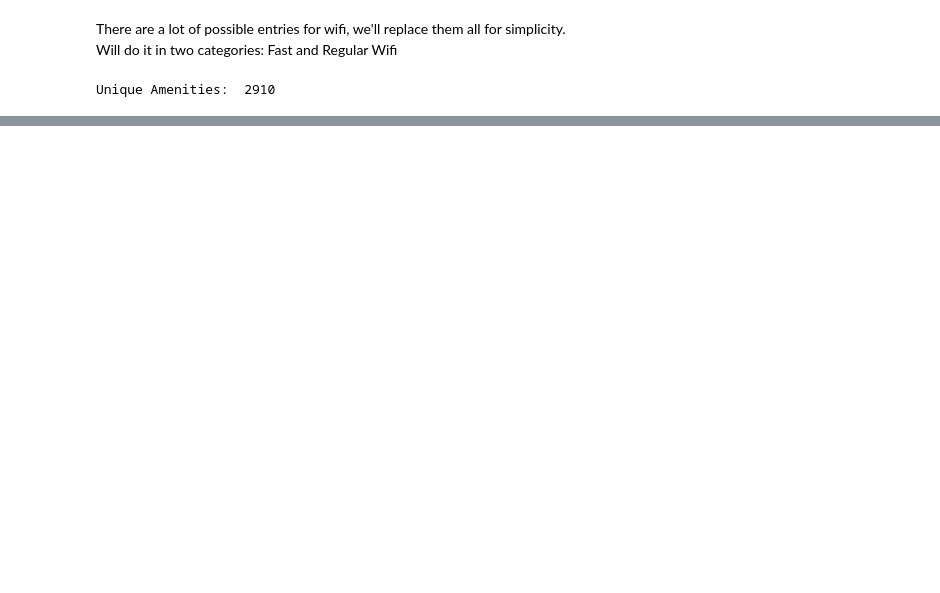
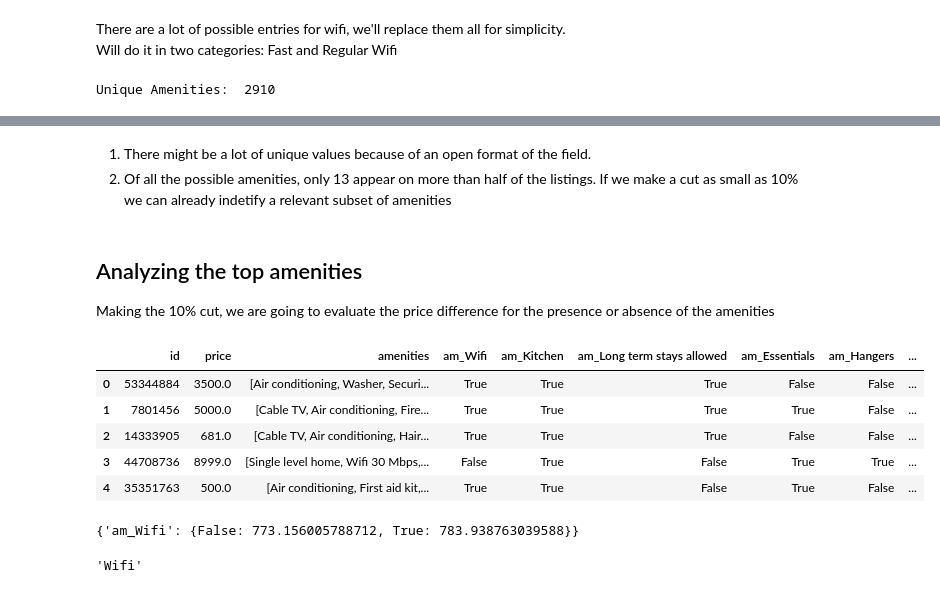
Before and after one commit to bglucca/RioAirBnB, a Jupyter notebook: analysis.ipynb, the cells around one changed output, grey strips where cells are left out. Saved outputs shown, nothing was run; the diff lists cells and outputs as text; code cells hidden in the pictures; blank space fills up the shorter version.

```diff
--- a/analysis.ipynb
+++ b/analysis.ipynb
@@ -453,0 +381,26 @@ Name: amenities, Length: 26366, dtype: object
+# %% [markdown]
+1. There might be a lot of unique values because of an open format of the field.
+2. Of all the possible amenities, only 13 appear on more than half of the listings. If we make a cut as small as 10% we can already indetify a relevant subset of amenities
+# %% [markdown]
+## Analyzing the top amenities
+
+Making the 10% cut, we are going to evaluate the price difference for the presence or absence of the amenities
+# %%
+list_key_amenities = amenities_pareto[amenities_pareto['listings_proportion'] >= 0.5].index.values
+# %%
+df_amenities = df_subset[['id','price','amenities']].copy()
+# %%
+for amenity in list_key_amenities:
+
+    amen_func = lambda am_list: amenity in am_list
+
+    df_amenities[f'am_{amenity}'] = df_amenities['amenities'].apply(amen_func)
+# %%
+df_amenities.head()
+# %% [output]
+|  | id | price | amenities | am_Wifi | am_Kitchen | am_Long term stays allowed | am_Essentials | am_Hangers | ... |
+| 0 | 53344884 | 3500.0 | [Air conditioning, Washer, Securi... | True | True | True | False | False | ... |
+| 1 | 7801456 | 5000.0 | [Cable TV, Air conditioning, Fire... | True | True | True | True | False | ... |
+| 2 | 14333905 | 681.0 | [Cable TV, Air conditioning, Hair... | True | True | True | False | False | ... |
+| 3 | 44708736 | 8999.0 | [Single level home, Wifi 30 Mbps,... | False | True | False | True | True | ... |
+| 4 | 35351763 | 500.0 | [Air conditioning, First aid kit,... | True | True | False | True | False | ... |
@@ -453,0 +413,8 @@ Name: amenities, Length: 26366, dtype: object
+# %%
+dict_am_prices
+# %% [output]
+{'am_Wifi': {False: 773.156005788712, True: 783.938763039588}}
+# %%
+re.sub('am_','','am_Wifi')
+# %% [output]
+'Wifi'
```
Also changed, not shown: parts of 36 cells of this notebook.
